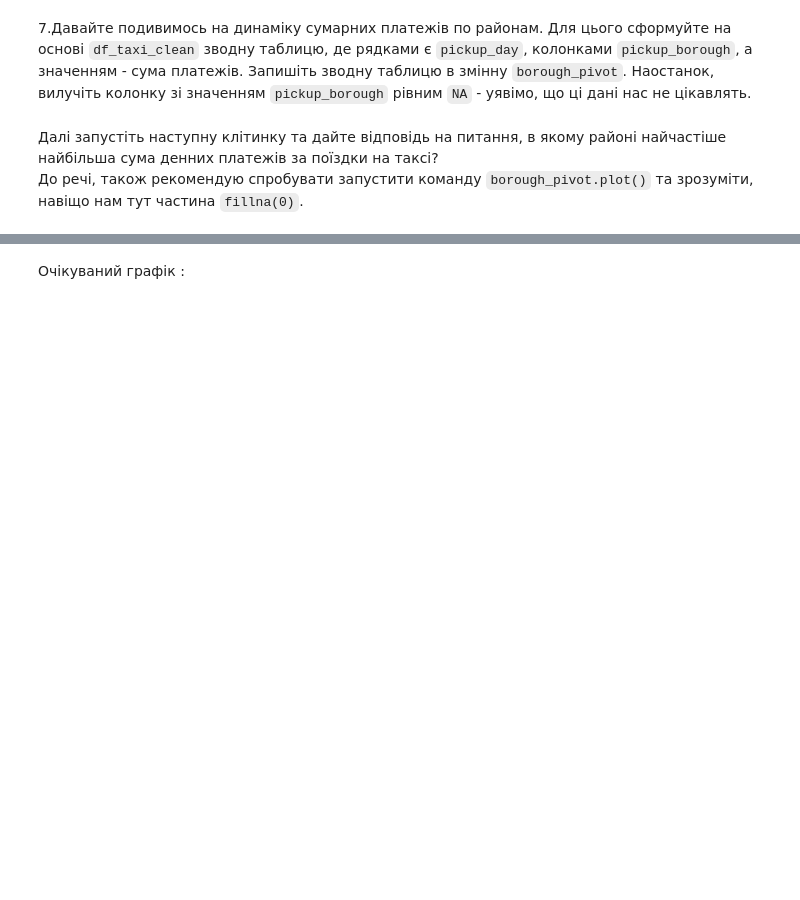
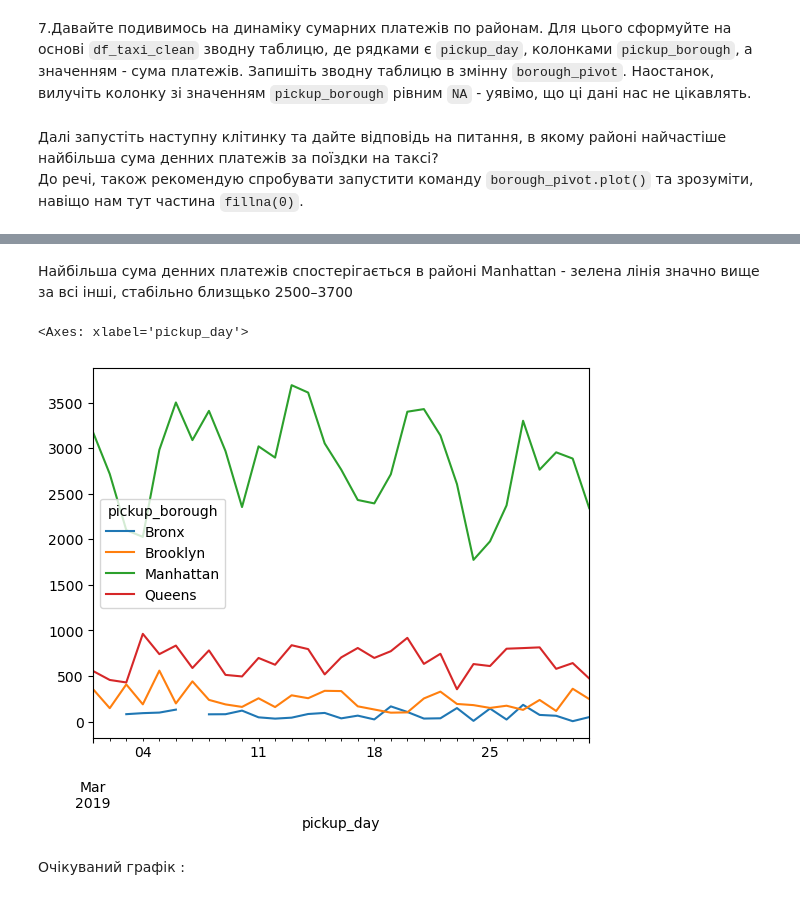
Before and after one commit to OlenaBabko/DataAnalytics_DataLovesAcademy, a Jupyter notebook: modul_11_additional/Additional_hw_5_Data_visualizations.ipynb, the cells around one changed output, grey strips where cells are left out. Drawn from its saved outputs; the diff is of its cells as text; code cells hidden in the pictures; blank space fills up the shorter version.

Commit message:
additional hw 5 - data visualization (tasks 7-13)

```diff
--- a/modul_11_additional/Additional_hw_5_Data_visualizations.ipynb
+++ b/modul_11_additional/Additional_hw_5_Data_visualizations.ipynb
@@ -310,6 +310,20 @@ daily_total.plot(figsize=(8, 4), title="Сумарні платежі по дн
 ![](https://drive.google.com/uc?export=view&id=1RfSjsgr5991dlz5bVbfXl8tCnUZhFJ8B)
 # %% [markdown]
 7.Давайте подивимось на динаміку сумарних платежів по районам. Для цього сформуйте на основі `df_taxi_clean` зводну таблицю, де рядками є `pickup_day`, колонками `pickup_borough`, а значенням - сума платежів. Запишіть зводну таблицю в змінну `borough_pivot`. Наостанок, вилучіть колонку зі значенням `pickup_borough` рівним `NA` - уявімо, що ці дані нас не цікавлять.
+# %%
+# півот тейбл
+
+borough_pivot = pd.pivot_table(
+    df_taxi_clean,
+    values="total",             # =платежі
+    index="pickup_day",         # = дні
+    columns="pickup_borough",   # =райони
+    aggfunc="sum"               # = сумуємо
+)
+# %%
+# видалити pickup_borough "NA"
+
+borough_pivot = borough_pivot.drop(columns="NA")
 # %% [markdown]
 Далі запустіть наступну клітинку та дайте відповідь на питання, в якому районі найчастіше найбільша сума денних платежів за поїздки на таксі?
 До речі, також рекомендую спробувати запустити команду `borough_pivot.plot()` та зрозуміти, навіщо нам тут частина `fillna(0)`.
@@ -318,3 +334,12 @@ borough_pivot.fillna(0).plot();
+# %% [markdown]
+Найбільша сума денних платежів спостерігається в районі Manhattan - зелена лінія значно вище за всі інші, стабільно близщько 2500–3700
+# %%
+# порівняння
+
+borough_pivot.plot()
+# %% [output]
+<Axes: xlabel='pickup_day'>
+[figure, added]
 # %% [markdown]
 Очікуваний графік :
 # %% [markdown]
```
Also changed, not shown: parts of 13 cells of this notebook.
